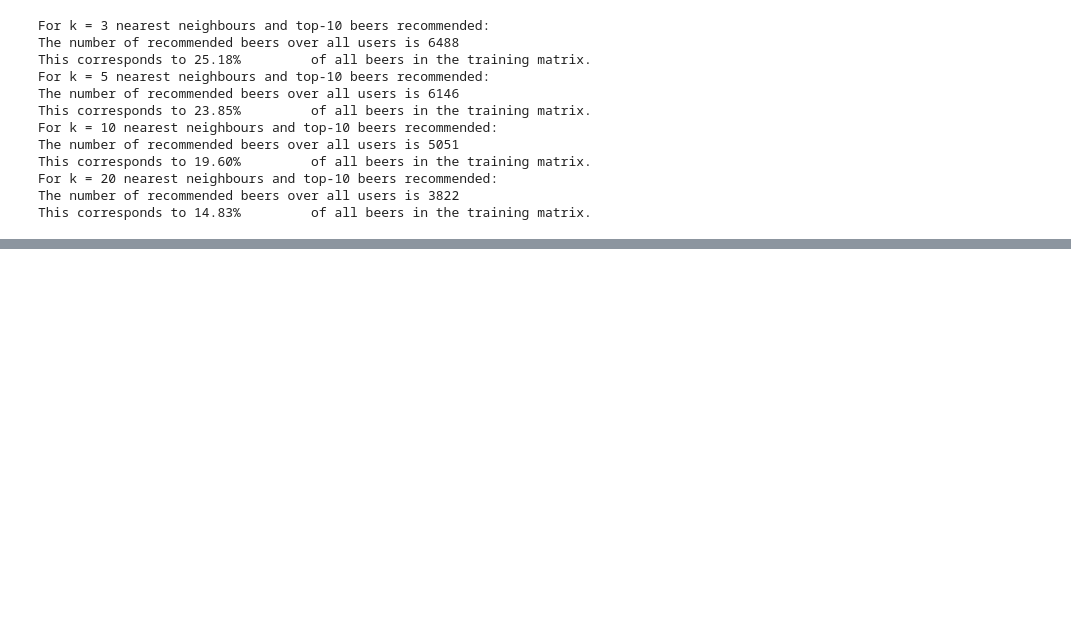
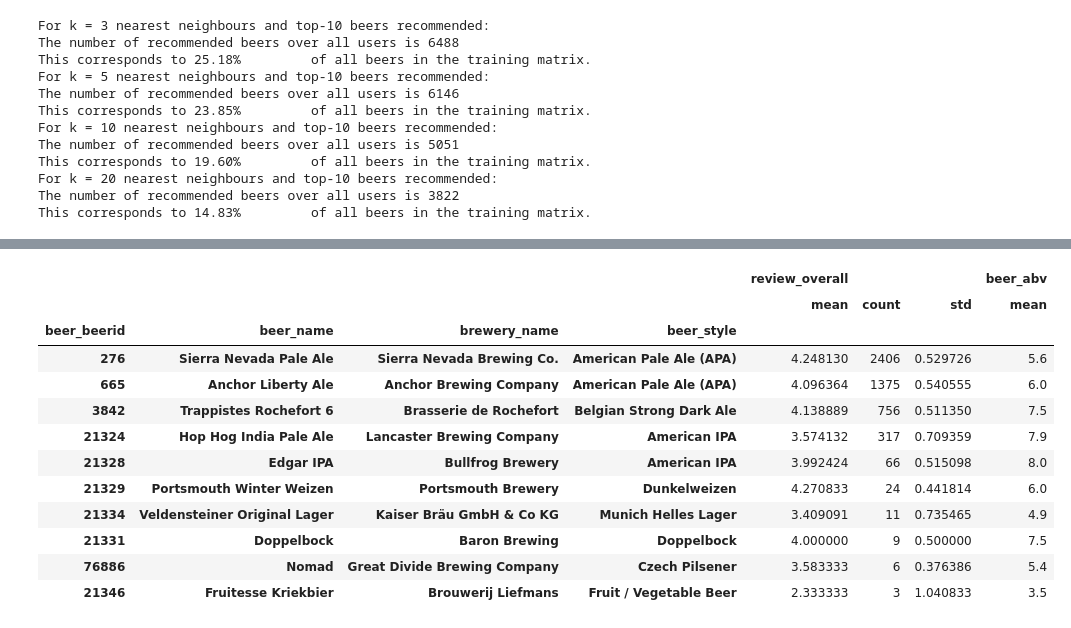
Before and after one commit to LucasLyons/Beer-Project, a Jupyter notebook: Model-Training.ipynb, the cells around one changed output, grey strips where cells are left out. Drawn from its saved outputs; the diff is of its cells as text; code cells hidden in the pictures; blank space fills up the shorter version.

```diff
--- a/Model-Training.ipynb
+++ b/Model-Training.ipynb
@@ -307,0 +310,30 @@ This corresponds to 14.83%         of all beers in the training matrix.
+# %%
+def get_top_N_beers(user, train, similarity, mean_scores, baseline, k = 3, N = 5):
+    #predict top 5 beers with 3 neighbours
+    preds = predict_top_N_fast(user, train, similarity, mean_scores, k, N)
+    # get item dict. mappings
+    beer_ids = item_encoder.inverse_transform(preds)
+    # get some aggregate statistics
+    return baseline[baseline['beer_beerid'].isin(beer_ids)].groupby([
+        'beer_beerid', 'beer_name', 'brewery_name', 'beer_style'], group_keys=False).agg(
+            {'review_overall': ['mean', 'count', 'std'],
+            'beer_abv': ['mean']}
+        ).sort_values(by=('review_overall', 'count'), ascending=False)
+# %%
+# set params
+user, k, N = 69, 3, 10
+get_top_N_beers(user, ui_csr, similarity, mean_scores, baseline, k=k, N=N)
+# %% [output]
+|  |  |  |  | review_overall |  |  | beer_abv |
+|  |  |  |  | mean | count | std | mean |
+| beer_beerid | beer_name | brewery_name | beer_style |  |  |  |  |
+| 276 | Sierra Nevada Pale Ale | Sierra Nevada Brewing Co. | American Pale Ale (APA) | 4.248130 | 2406 | 0.529726 | 5.6 |
+| 665 | Anchor Liberty Ale | Anchor Brewing Company | American Pale Ale (APA) | 4.096364 | 1375 | 0.540555 | 6.0 |
+| 3842 | Trappistes Rochefort 6 | Brasserie de Rochefort | Belgian Strong Dark Ale | 4.138889 | 756 | 0.511350 | 7.5 |
+| 21324 | Hop Hog India Pale Ale | Lancaster Brewing Company | American IPA | 3.574132 | 317 | 0.709359 | 7.9 |
+| 21328 | Edgar IPA | Bullfrog Brewery | American IPA | 3.992424 | 66 | 0.515098 | 8.0 |
+| 21329 | Portsmouth Winter Weizen | Portsmouth Brewery | Dunkelweizen | 4.270833 | 24 | 0.441814 | 6.0 |
+| 21334 | Veldensteiner Original Lager | Kaiser Bräu GmbH & Co KG | Munich Helles Lager | 3.409091 | 11 | 0.735465 | 4.9 |
+| 21331 | Doppelbock | Baron Brewing | Doppelbock | 4.000000 | 9 | 0.500000 | 7.5 |
+| 76886 | Nomad | Great Divide Brewing Company | Czech Pilsener | 3.583333 | 6 | 0.376386 | 5.4 |
+| 21346 | Fruitesse Kriekbier | Brouwerij Liefmans | Fruit / Vegetable Beer | 2.333333 | 3 | 1.040833 | 3.5 |
```
Also changed, not shown: parts of 7 cells of this notebook.
